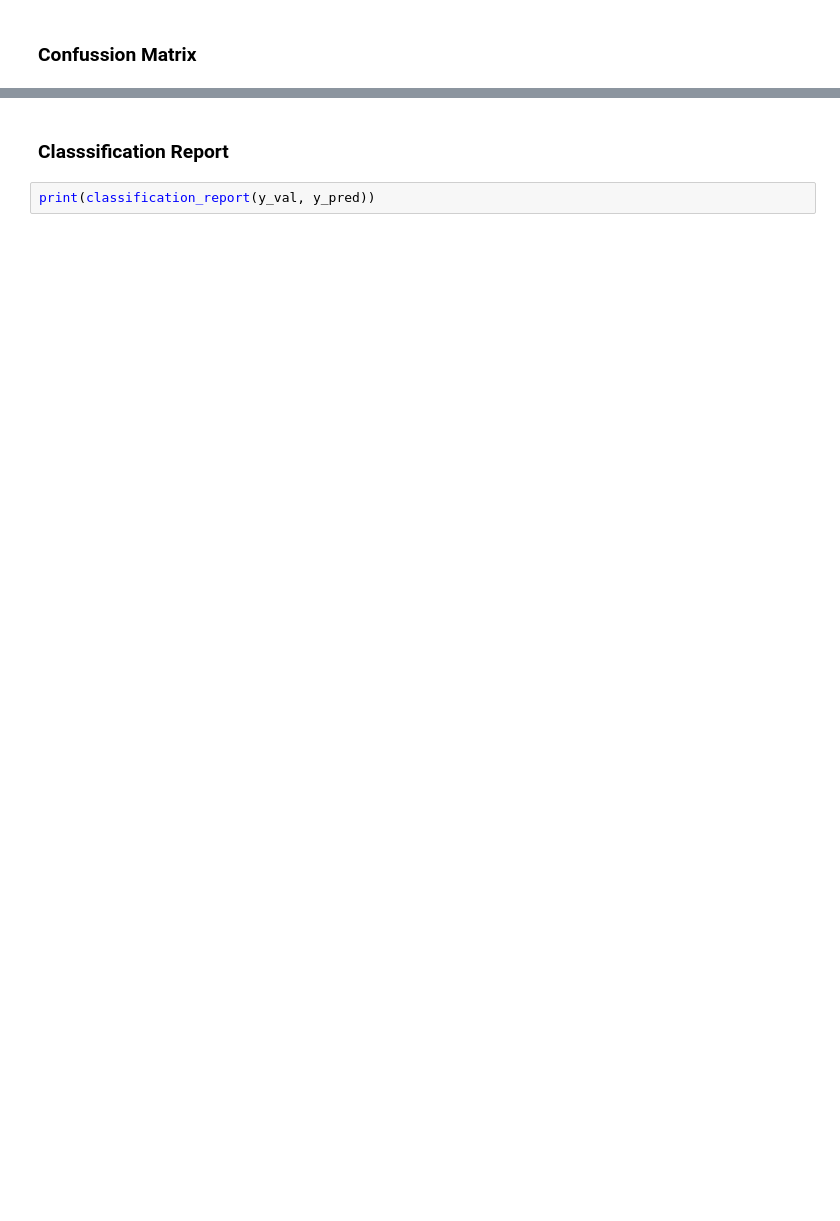
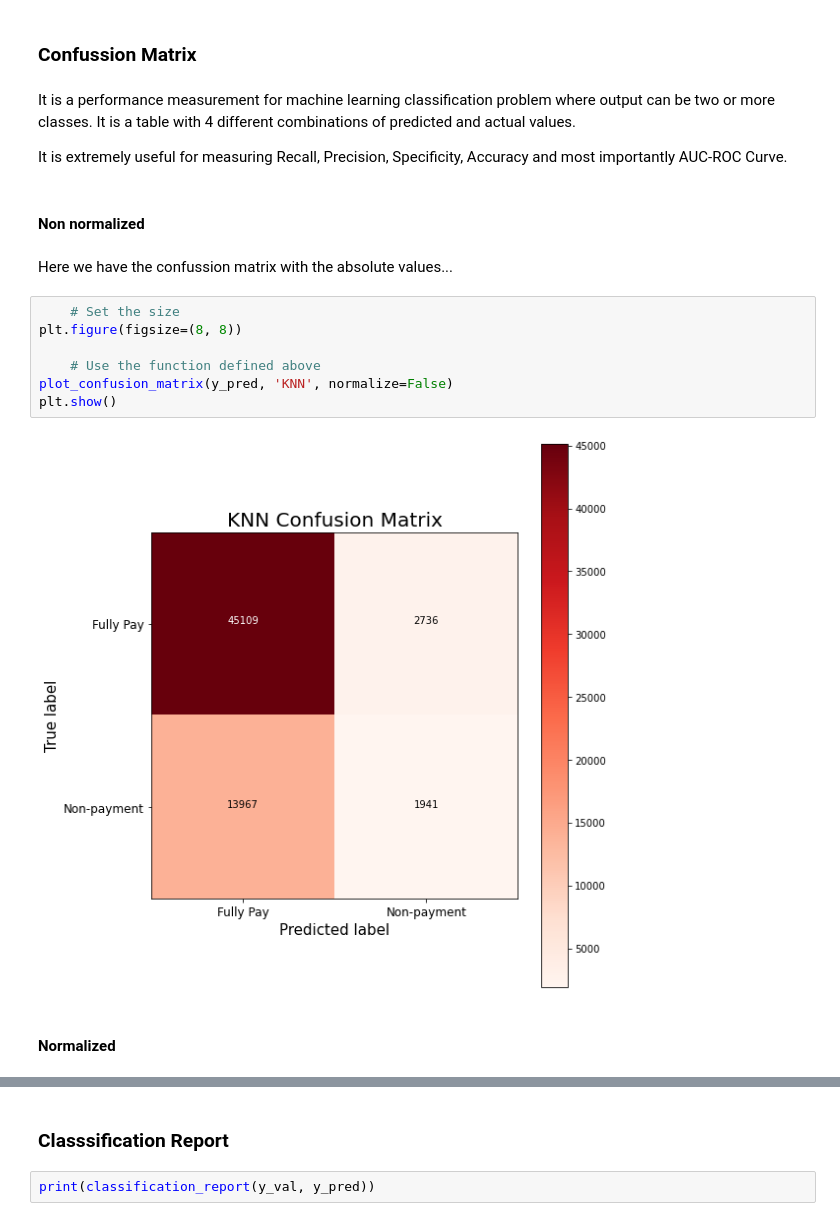
Before and after one commit to jlopezgaldon/lending_club, a Jupyter notebook: notebooks/08_KNN.ipynb, the cells around one changed output, grey strips where cells are left out. Saved outputs shown, nothing was run; the diff lists cells and outputs as text; blank space fills up the shorter version.

Commit message:
Actualizamos el KNN

```diff
--- a/notebooks/08_KNN.ipynb
+++ b/notebooks/08_KNN.ipynb
@@ -124,4 +128,23 @@ Accuracy of KNN classifier on test set: 0.76899
 # %% [markdown]
 ### Confussion Matrix
+# %% [markdown]
+It is a performance measurement for machine learning classification problem where output can be two or more classes. It is a table with 4 different combinations of predicted and actual values.
+
+It is extremely useful for measuring Recall, Precision, Specificity, Accuracy and most importantly AUC-ROC Curve.
+# %% [markdown]
+#### Non normalized
+# %% [markdown]
+Here we have the confussion matrix with the absolute values...
+# %%
+    # Set the size
+plt.figure(figsize=(8, 8))
+
+    # Use the function defined above
+plot_confusion_matrix(y_pred, 'KNN', normalize=False)
+plt.show()
+# %% [output]
+[figure, added]
+# %% [markdown]
+#### Normalized
 # %%
     # Set the size
```
Also changed, not shown: parts of 23 cells of this notebook, 1 other file.
